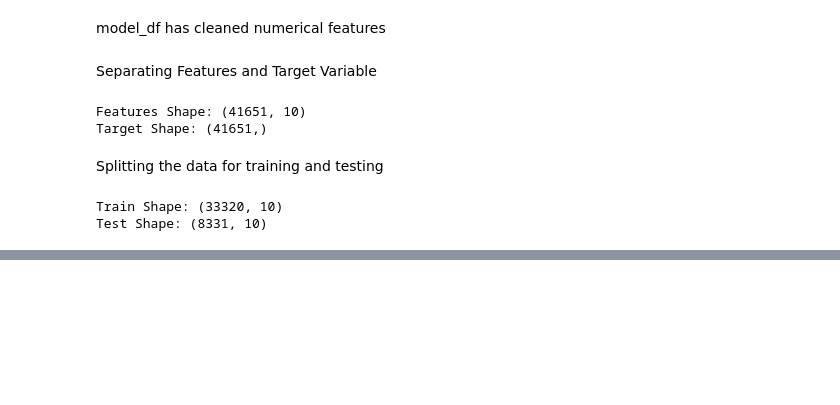
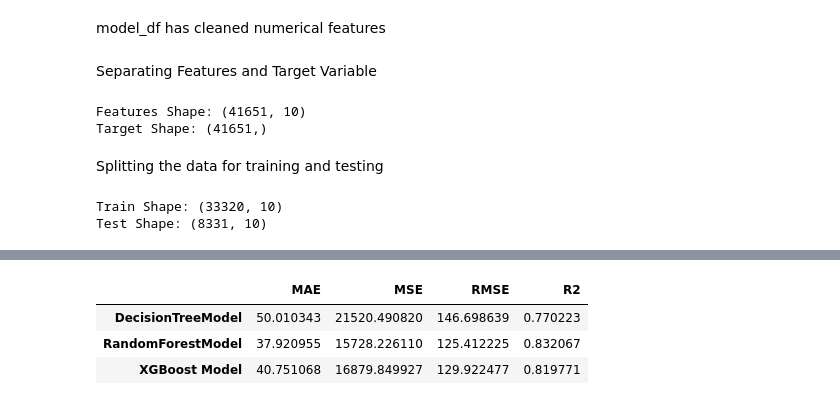
Before and after one commit to bhargavi30-dsa/AI-Powered-Ecommerce-Revenue-Intelligence-System, a Jupyter notebook: notebooks/visualization.ipynb, the cells around one changed output, grey strips where cells are left out. Cells and saved outputs as stored; diff of their text form; code cells hidden in the pictures; blank space fills up the shorter version.

Commit message:
tested the evaulation metrics with different models for analyzing the better model performance and generalization,stored in dataframe and get confirmed that Ramdom Forest model performed well.

```diff
--- a/notebooks/visualization.ipynb
+++ b/notebooks/visualization.ipynb
@@ -315,0 +350,12 @@ X_test_scaled=scaler.transform(X_test)
+# %%
+from sklearn.ensemble import RandomForestRegressor
+from sklearn.metrics import (mean_squared_error,r2_score,mean_absolute_error,mean_absolute_percentage_error)
+#creating model
+rf_model=RandomForestRegressor( n_estimators=300,
+    max_depth=15,
+    min_samples_split=5,
+    min_samples_leaf=2,
+    max_features='sqrt',
+    random_state=42,
+    n_jobs=-1)
+rf_model.fit(X_train,y_train)
@@ -315,0 +375,7 @@ X_test_scaled=scaler.transform(X_test)
+# %%
+from xgboost import XGBRegressor
+xgb=XGBRegressor(   n_estimators=100,
+    learning_rate=0.1,
+    max_depth=6,
+    random_state=42)
+xgb.fit(X_train,y_train)
@@ -315,0 +396,15 @@ X_test_scaled=scaler.transform(X_test)
+# %%
+def evaluate(model,X_test,y_test):
+    y_pred=model.predict(X_test)
+    mae=mean_absolute_error(y_test,y_pred)
+    mse=mean_squared_error(y_test,y_pred)
+    rmse=np.sqrt(mse)
+    r2=r2_score(y_test,y_pred)
+    return mae,mse,rmse,r2
+# %%
+#creating dict to store the evaluation results of various models
+results={}
+results['DecisionTreeModel']=evaluate(dt,X_test,y_test)
+results['RandomForestModel']=evaluate(rf_model,X_test,y_test)
+results['XGBoost Model']=evaluate(xgb,X_test,y_test)
+print(results)
@@ -315,0 +418,8 @@ X_test_scaled=scaler.transform(X_test)
+# %%
+comparison=pd.DataFrame(results,index=['MAE','MSE','RMSE','R2']).T
+comparison
+# %% [output]
+|  | MAE | MSE | RMSE | R2 |
+| DecisionTreeModel | 50.010343 | 21520.490820 | 146.698639 | 0.770223 |
+| RandomForestModel | 37.920955 | 15728.226110 | 125.412225 | 0.832067 |
+| XGBoost Model | 40.751068 | 16879.849927 | 129.922477 | 0.819771 |
```
Also changed, not shown: parts of 14 cells of this notebook, 1 other file.
